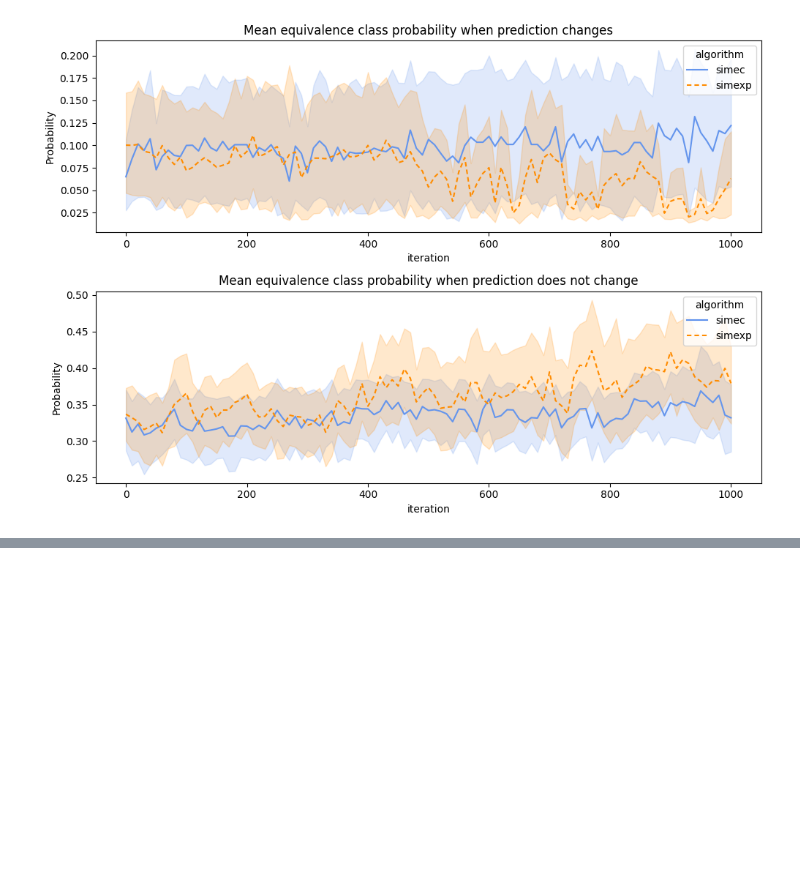
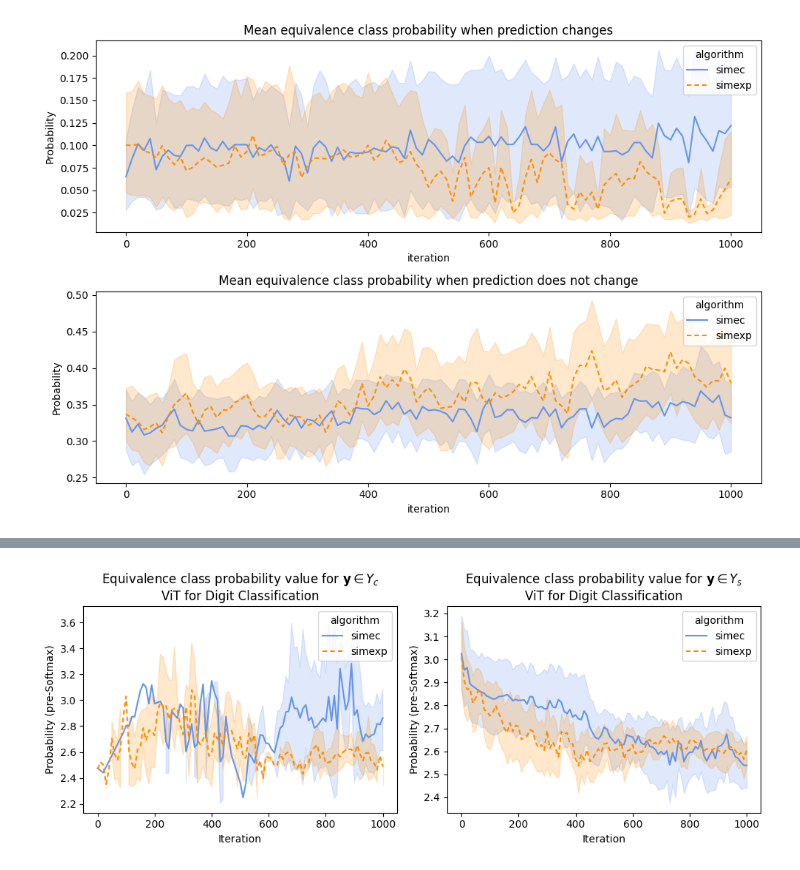
Before and after one commit to alessiomarta/transformers_equivalence_classes, a Jupyter notebook: analysis/pred_analysis.ipynb, the cells around one changed output, grey strips where cells are left out. Saved outputs shown, nothing was run; the diff lists cells and outputs as text; code cells hidden in the pictures; blank space fills up the shorter version.

```diff
--- a/analysis/pred_analysis.ipynb
+++ b/analysis/pred_analysis.ipynb
@@ -450,0 +475,10 @@ plt.show()
+# %%
+fig, ax = plt.subplots(figsize=(10, 4), ncols = 2)
+sns.lineplot(data=data_vit.loc[data_vit["same-eq-class"] == False], ax=ax[0], x = "iteration", y = "modified-pred-proba", style = "algorithm", hue = "algorithm", palette=palette, dashes=style)
+ax[0].set(ylabel='Probability (pre-Softmax)', title = 'Equivalence class probability value for $\mathbf{y} \in Y_c$\nViT for Digit Classification', xlabel = "Iteration")
+sns.lineplot(data=data_vit.loc[data_vit["same-eq-class"] == True], ax=ax[1], x = "iteration", y = "modified-pred-proba", style = "algorithm", hue = "algorithm", palette=palette, dashes=style)
+ax[1].set(ylabel='Probability (pre-Softmax)', title = 'Equivalence class probability value for $\mathbf{y} \in Y_s$\nViT for Digit Classification', xlabel = "Iteration")
+plt.tight_layout()
+plt.show()
+# %% [output]
+[figure, added]
```
Also changed, not shown: parts of 4 cells of this notebook, 13 other files.
